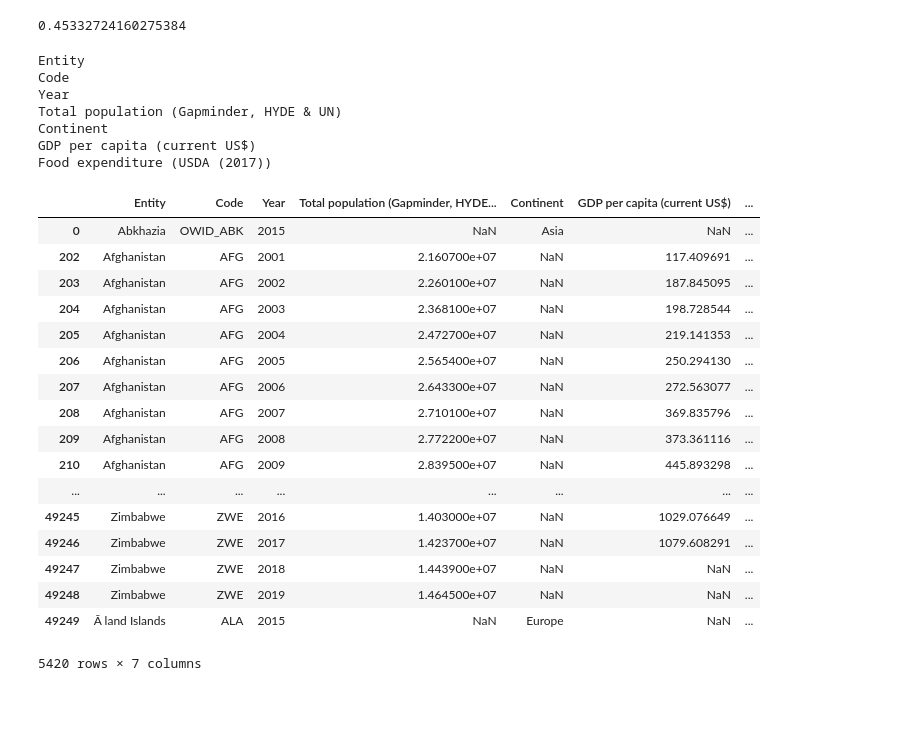
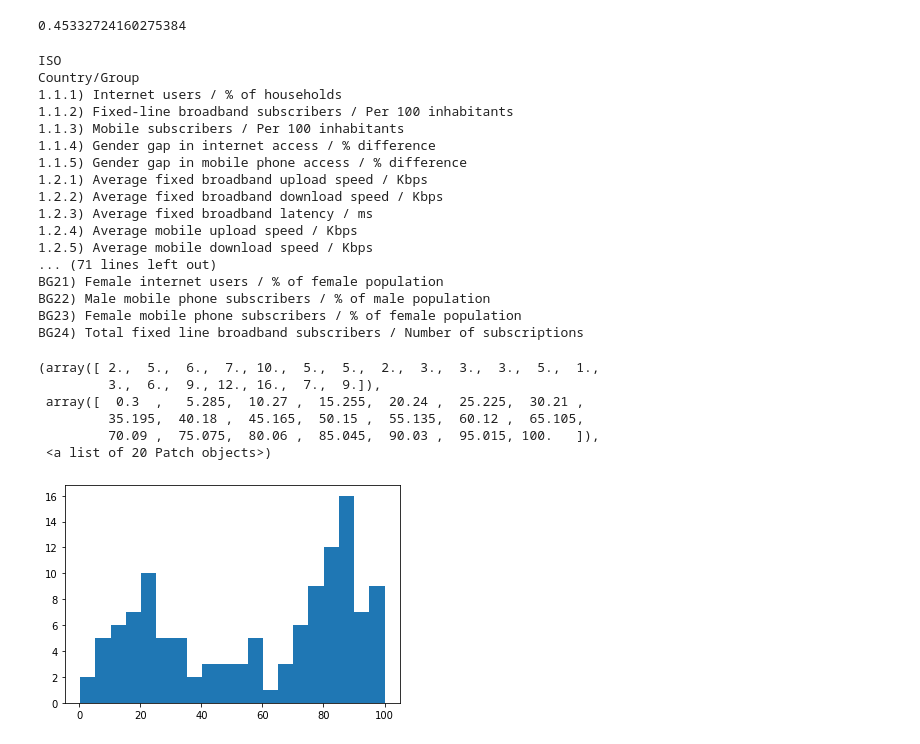
Before and after one commit to tklausner/info2950-project, a Jupyter notebook: INFO2950_Project.ipynb, the cells around one changed output. Drawn from its saved outputs; the diff is of its cells as text; code cells hidden in the pictures; blank space fills up the shorter version.

```diff
--- a/INFO2950_Project.ipynb
+++ b/INFO2950_Project.ipynb
@@ -20,34 +30,33 @@ data['4.2.1) Privacy regulations / Qualitative rating 0-2, 2=best'].corr(data['1
 # %% [output]
 0.45332724160275384
 # %%
-for c in data2:
+for c in data:
     print(c)
 # %% [output]
-Entity
-Code
-Year
-Total population (Gapminder, HYDE & UN)
-Continent
-GDP per capita (current US$)
-Food expenditure (USDA (2017))
+ISO
+Country/Group
+1.1.1) Internet users / % of households
+1.1.2) Fixed-line broadband subscribers / Per 100 inhabitants
+1.1.3) Mobile subscribers / Per 100 inhabitants
+1.1.4) Gender gap in internet access / % difference
+1.1.5) Gender gap in mobile phone access / % difference
+1.2.1) Average fixed broadband upload speed / Kbps
+1.2.2) Average fixed broadband download speed / Kbps
+1.2.3) Average fixed broadband latency / ms
+1.2.4) Average mobile upload speed / Kbps
+1.2.5) Average mobile download speed / Kbps
+... (71 lines left out)
+BG21) Female internet users / % of female population
+BG22) Male mobile phone subscribers / % of male population
+BG23) Female mobile phone subscribers / % of female population
+BG24) Total fixed line broadband subscribers / Number of subscriptions
-# %%
-data2[data2['Year'] > 2000]
-# %% [output]
-|  | Entity | Code | Year | Total population (Gapminder, HYDE... | Continent | GDP per capita (current US$) | ... |
-| 0 | Abkhazia | OWID_ABK | 2015 | NaN | Asia | NaN | ... |
-| 202 | Afghanistan | AFG | 2001 | 2.160700e+07 | NaN | 117.409691 | ... |
-| 203 | Afghanistan | AFG | 2002 | 2.260100e+07 | NaN | 187.845095 | ... |
-| 204 | Afghanistan | AFG | 2003 | 2.368100e+07 | NaN | 198.728544 | ... |
-| 205 | Afghanistan | AFG | 2004 | 2.472700e+07 | NaN | 219.141353 | ... |
-| 206 | Afghanistan | AFG | 2005 | 2.565400e+07 | NaN | 250.294130 | ... |
-| 207 | Afghanistan | AFG | 2006 | 2.643300e+07 | NaN | 272.563077 | ... |
-| 208 | Afghanistan | AFG | 2007 | 2.710100e+07 | NaN | 369.835796 | ... |
-| 209 | Afghanistan | AFG | 2008 | 2.772200e+07 | NaN | 373.361116 | ... |
-| 210 | Afghanistan | AFG | 2009 | 2.839500e+07 | NaN | 445.893298 | ... |
-| ... | ... | ... | ... | ... | ... | ... | ... |
-| 49245 | Zimbabwe | ZWE | 2016 | 1.403000e+07 | NaN | 1029.076649 | ... |
-| 49246 | Zimbabwe | ZWE | 2017 | 1.423700e+07 | NaN | 1079.608291 | ... |
-| 49247 | Zimbabwe | ZWE | 2018 | 1.443900e+07 | NaN | NaN | ... |
-| 49248 | Zimbabwe | ZWE | 2019 | 1.464500e+07 | NaN | NaN | ... |
-| 49249 | Ã land Islands | ALA | 2015 | NaN | Europe | NaN | ... |
-5420 rows × 7 columns
+# %%
+plt.hist(data['1.1.1) Internet users / % of households'], bins=20)
+# %% [output]
+(array([ 2.,  5.,  6.,  7., 10.,  5.,  5.,  2.,  3.,  3.,  3.,  5.,  1.,
+         3.,  6.,  9., 12., 16.,  7.,  9.]),
+ array([  0.3  ,   5.285,  10.27 ,  15.255,  20.24 ,  25.225,  30.21 ,
+         35.195,  40.18 ,  45.165,  50.15 ,  55.135,  60.12 ,  65.105,
+         70.09 ,  75.075,  80.06 ,  85.045,  90.03 ,  95.015, 100.   ]),
+ <a list of 20 Patch objects>)
+[figure, added]
```
Also changed, not shown: parts of 8 cells of this notebook.
